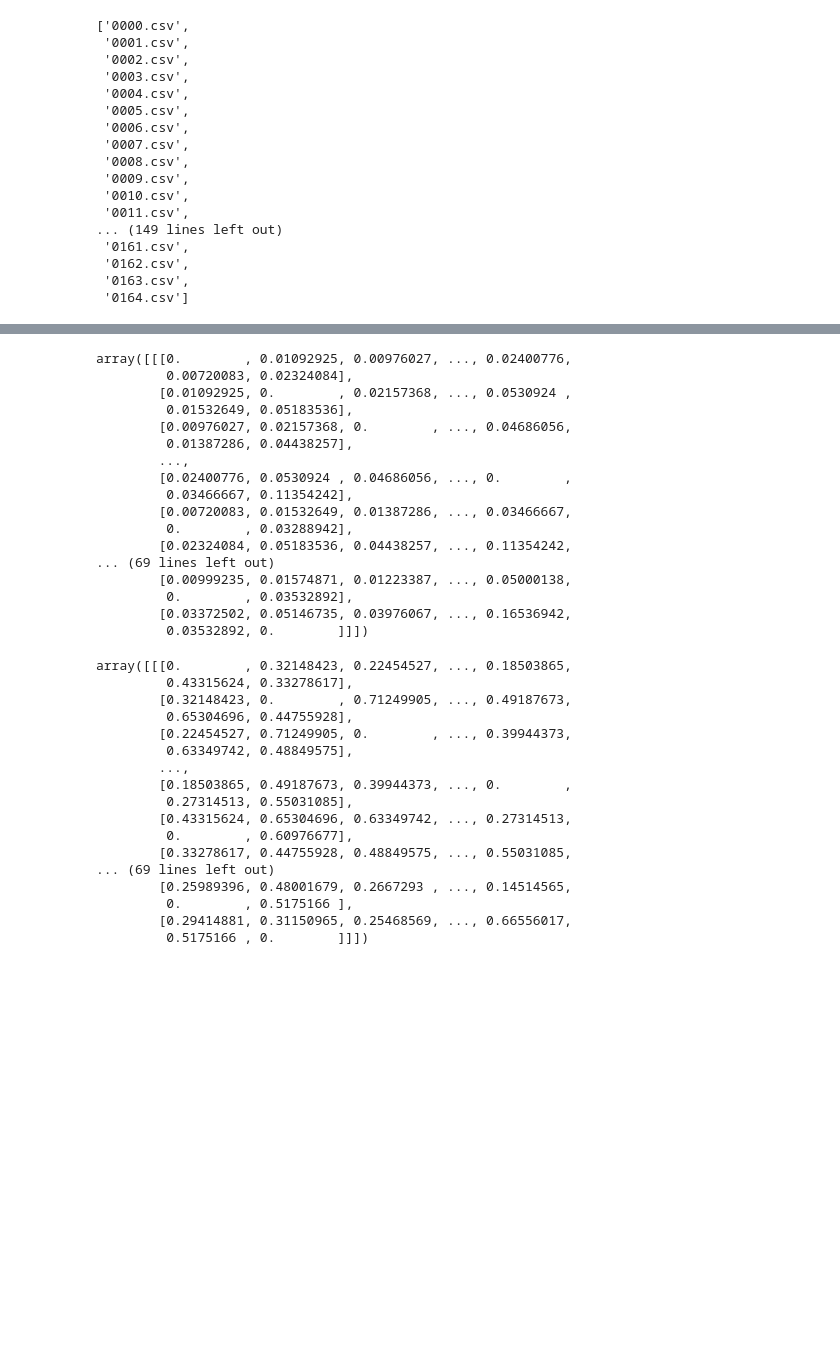
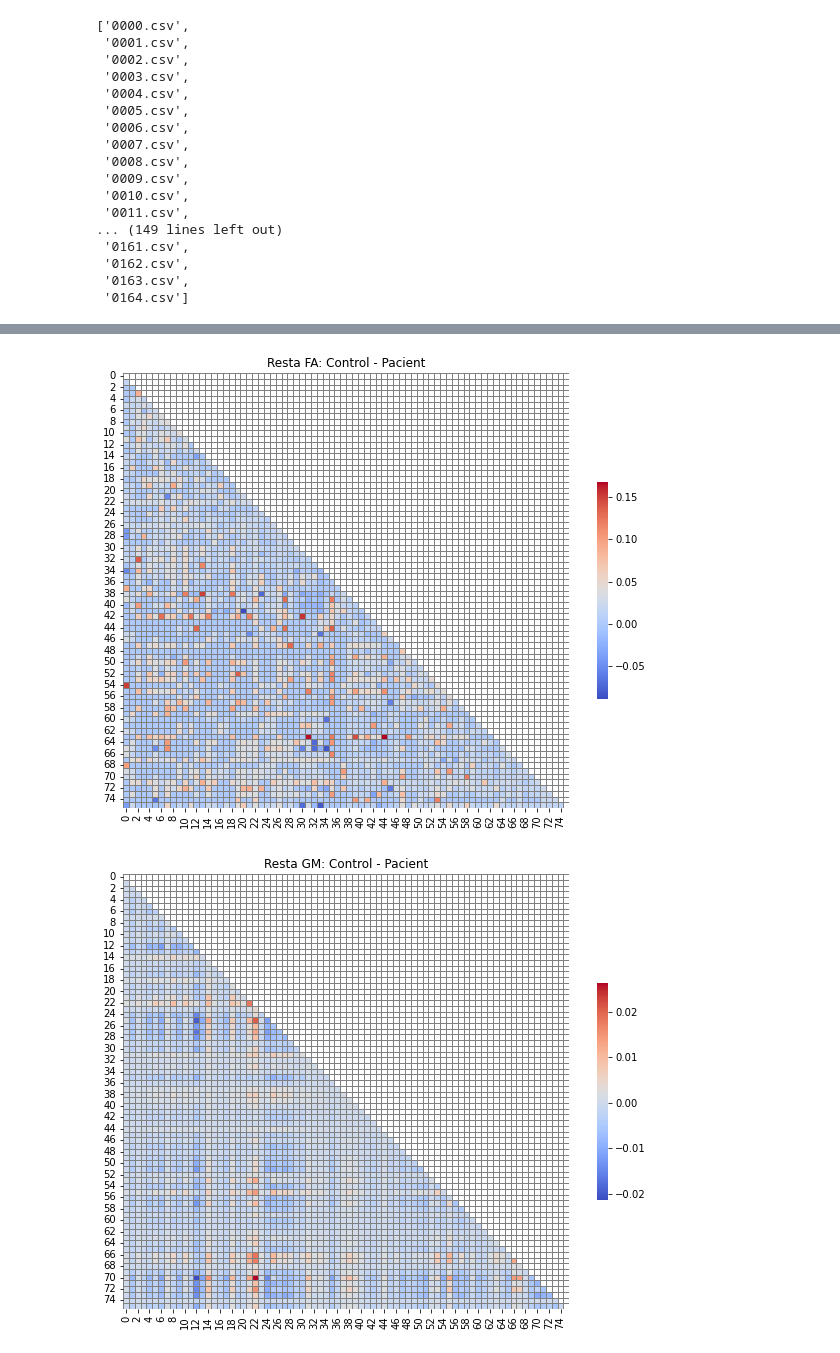
Before and after one commit to judityebra/TFG, a Jupyter notebook: tfg_nou.ipynb, the cells around one changed output, grey strips where cells are left out. Drawn from its saved outputs; the diff is of its cells as text; code cells hidden in the pictures; blank space fills up the shorter version.

```diff
--- a/tfg_nou.ipynb
+++ b/tfg_nou.ipynb
@@ -71,40 +53,25 @@ array([[[0.        , 0.40522193, 0.        , ..., 0.        ,
-# %%
-data_GM
-# %% [output]
-array([[[0.        , 0.01092925, 0.00976027, ..., 0.02400776,
-         0.00720083, 0.02324084],
-        [0.01092925, 0.        , 0.02157368, ..., 0.0530924 ,
-         0.01532649, 0.05183536],
-        [0.00976027, 0.02157368, 0.        , ..., 0.04686056,
-         0.01387286, 0.04438257],
-        ...,
-        [0.02400776, 0.0530924 , 0.04686056, ..., 0.        ,
-         0.03466667, 0.11354242],
-        [0.00720083, 0.01532649, 0.01387286, ..., 0.03466667,
-         0.        , 0.03288942],
-        [0.02324084, 0.05183536, 0.04438257, ..., 0.11354242,
-... (69 lines left out)
-        [0.00999235, 0.01574871, 0.01223387, ..., 0.05000138,
-         0.        , 0.03532892],
-        [0.03372502, 0.05146735, 0.03976067, ..., 0.16536942,
-         0.03532892, 0.        ]]])
-# %%
-data_RS
-# %% [output]
-array([[[0.        , 0.32148423, 0.22454527, ..., 0.18503865,
-         0.43315624, 0.33278617],
-        [0.32148423, 0.        , 0.71249905, ..., 0.49187673,
-         0.65304696, 0.44755928],
-        [0.22454527, 0.71249905, 0.        , ..., 0.39944373,
-         0.63349742, 0.48849575],
-        ...,
-        [0.18503865, 0.49187673, 0.39944373, ..., 0.        ,
-         0.27314513, 0.55031085],
-        [0.43315624, 0.65304696, 0.63349742, ..., 0.27314513,
-         0.        , 0.60976677],
-        [0.33278617, 0.44755928, 0.48849575, ..., 0.55031085,
-... (69 lines left out)
-        [0.25989396, 0.48001679, 0.2667293 , ..., 0.14514565,
-         0.        , 0.5175166 ],
-        [0.29414881, 0.31150965, 0.25468569, ..., 0.66556017,
-         0.5175166 , 0.        ]]])
+# %%
+control_indices = demographics[demographics['mstype'] == -1].index
+patient_indices = demographics[demographics['mstype'] >= 0].index
+# %%
+mean_FA_control = np.mean(data_FA[control_indices, :, :], axis=0)
+mean_FA_patient = np.mean(data_FA[patient_indices, :, :], axis=0)
+mean_GM_control = np.mean(data_GM[control_indices, :, :], axis=0)
+mean_GM_patient = np.mean(data_GM[patient_indices, :, :], axis=0)
+mean_RS_control = np.mean(data_RS[control_indices, :, :], axis=0)
+mean_RS_patient = np.mean(data_RS[patient_indices, :, :], axis=0)
+# %%
+def plot_heatmap(matrix, title):
+    plt.figure(figsize=(10, 8))
+    mask = np.triu(np.ones_like(matrix, dtype=bool))
+    sns.heatmap(matrix, mask = mask, annot=False, cmap='coolwarm',
+                cbar_kws={"shrink": .5}, linewidths=.5, linecolor='gray')
+    plt.title(title)
+    plt.show()
+# %%
+plot_heatmap(mean_FA_control - mean_FA_patient, "Resta FA: Control - Pacient")
+plot_heatmap(mean_GM_control - mean_GM_patient, "Resta GM: Control - Pacient")
+plot_heatmap(mean_RS_control - mean_RS_patient, "Resta RS: Control - Pacient")
+# %% [output]
+[figure, added]
+[figure, added]
```
Also changed, not shown: parts of 7 cells of this notebook.
